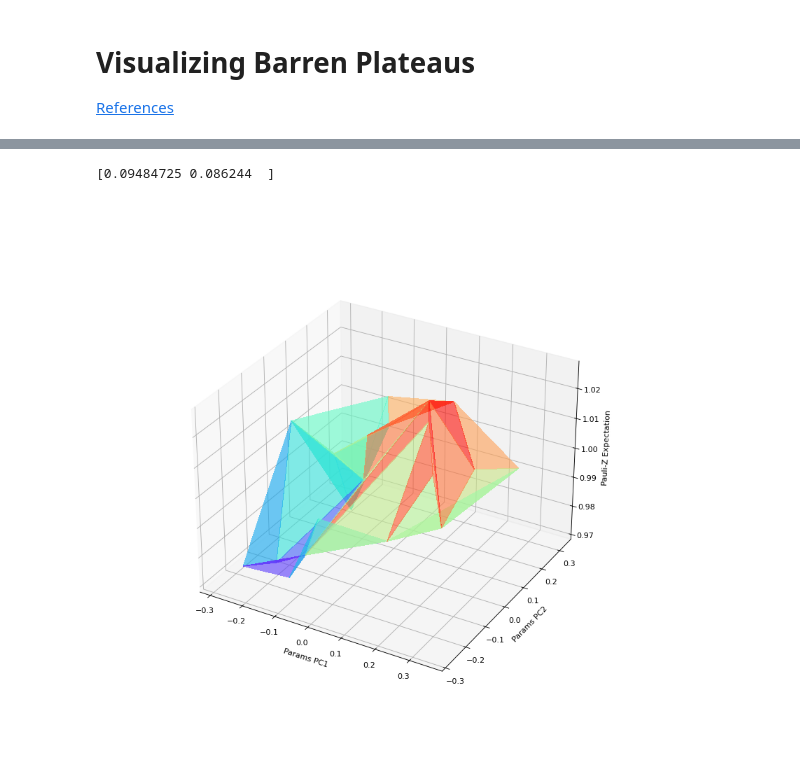
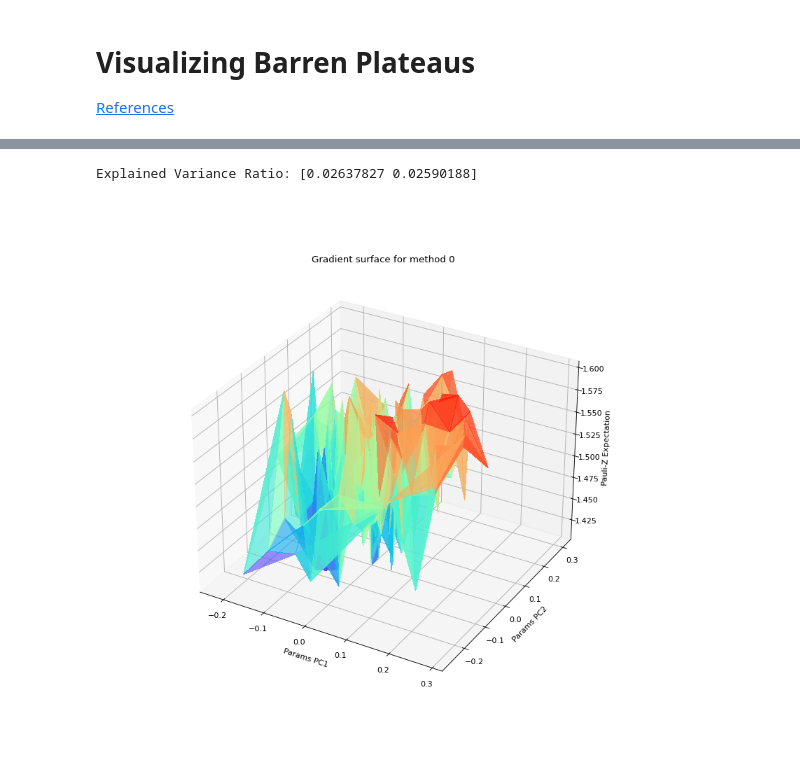
Before and after one commit to NNCT2904/VQA-Notes-v2, a Jupyter notebook: BP_visualization_example.ipynb, the cells around one changed output, grey strips where cells are left out. Saved outputs shown, nothing was run; the diff lists cells and outputs as text; code cells hidden in the pictures.

Commit message:
Plot for all data

```diff
--- a/BP_visualization_example.ipynb
+++ b/BP_visualization_example.ipynb
@@ -117,9 +39,0 @@ maes = data.iloc[:,-1]
-# %%
-pca = PCA(n_components=2)
-pca.fit(parameters)
-principalData = pca.transform(parameters)
-print(pca.explained_variance_ratio_)
-principalDataDF = pd.DataFrame(principalData, columns=['x', 'y'])
-principalDataDF['z'] = maes
-# %% [output]
-[0.09484725 0.086244  ]
@@ -126,18 +45,35 @@ principalDataDF['z'] = maes
 # %%
-%matplotlib widget
-from mpl_toolkits.mplot3d import Axes3D
-xs = principalDataDF['x']
-ys = principalDataDF['y']
-zs = principalDataDF['z']
+def plot_surface(data:pd.DataFrame, title = None, dpi = 80):
+    '''
+    use %matplotlib widget for interative plot!
+    '''
 
-fig = plt.figure(figsize=(10, 10), dpi=80)
-ax = fig.add_subplot(111, projection='3d')
+    parameters = data.iloc[:,:-1]
+    zValue = parameters.iloc[:,-1]
 
-ax.set_xlabel('Params PC1')
-ax.set_ylabel('Params PC2')
-ax.set_zlabel('Pauli-Z Expectation')
+    pca = PCA(n_components=2)
+    pca.fit(parameters)
+    principalData = pca.transform(parameters)
+    print(f'Explained Variance Ratio: {pca.explained_variance_ratio_}')
+    principalDataDF = pd.DataFrame(principalData, columns=['x', 'y'])
+    principalDataDF['z'] = zValue
 
-plot = ax.plot_trisurf(xs,
+    from mpl_toolkits.mplot3d import Axes3D
+    xs = principalDataDF['x']
+    ys = principalDataDF['y']
+    zs = principalDataDF['z']
+
+    fig = plt.figure(figsize=(10, 10), dpi=dpi)
+    ax = fig.add_subplot(111, projection='3d')
+
+    ax.set_xlabel('Params PC1')
+    ax.set_ylabel('Params PC2')
+    ax.set_zlabel('Pauli-Z Expectation')
+
+    if title:
+        ax.set_title(title)
+
+    plot = ax.plot_trisurf(xs,
                        ys,
                        zs,
                        cmap=plt.get_cmap('rainbow'),
@@ -145,6 +81,10 @@ plot = ax.plot_trisurf(xs,
                        antialiased=False,
                        alpha=0.6)
 
-plt.show()
+    plt.show()
-# %% [output]
-[figure, removed]
+# %%
+%matplotlib widget
+plot_surface(surface0, 'Gradient surface for method 0')
+# %% [output]
+Explained Variance Ratio: [0.02637827 0.02590188]
+[figure, added]
```
Also changed, not shown: parts of 12 cells of this notebook.
